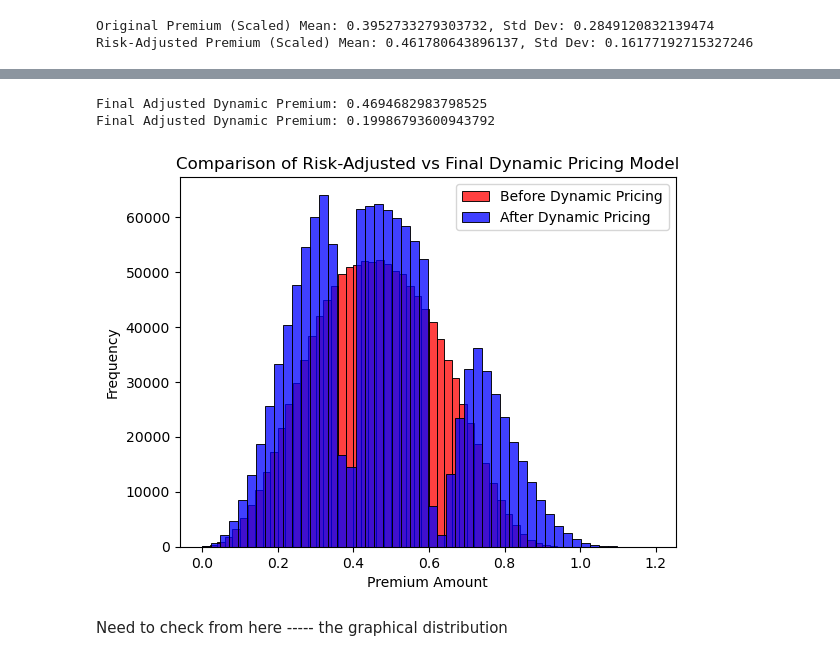
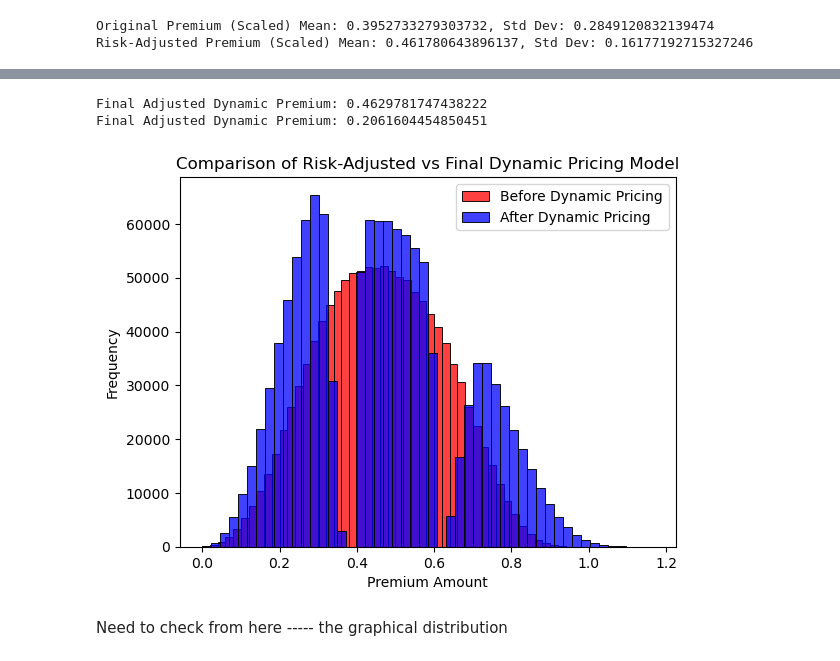
Before and after one commit to ra1croft/Acko_Insurance_Analysis, a Jupyter notebook: Acko_Insurance_Data.ipynb, the cells around one changed output, grey strips where cells are left out. Drawn from its saved outputs; the diff is of its cells as text; code cells hidden in the pictures.

```diff
--- a/Acko_Insurance_Data.ipynb
+++ b/Acko_Insurance_Data.ipynb
@@ -724,36 +724,36 @@ data.head()
 #Building the dynamic pricing model which includes discounts based on the risk adjusted premium
 # Define discount/increase strategies
 
 def apply_dynamic_pricing(risk_adjusted_premium):
     if risk_adjusted_premium < 0.4:   #low risk customer
-        discount = np.random.uniform(0.05,0.15)    #5-15% discount
+        discount = np.random.uniform(0.10,0.22)    #5-15% discount
         return risk_adjusted_premium * (1-discount)
     elif 0.4 <= risk_adjusted_premium <0.6:     #medium risk customer
         return risk_adjusted_premium    #no changes
     else:
         increase = np.random.uniform(0.05,0.20)     #5-20% increase
         return risk_adjusted_premium * (1+increase)
 
 # Apply dynamic pricing to each customer
 data['Final Adjusted Dynamic Premium'] = data['Risk-Adjusted Premium Scaled'].apply(apply_dynamic_pricing)
 
 #Summary Stats
 print('Final Adjusted Dynamic Premium:',data['Final Adjusted Dynamic Premium'].mean())
 print('Final Adjusted Dynamic Premium:',data['Final Adjusted Dynamic Premium'].std())
 
 
 # Plot distribution before & after dynamic pricing
 plt.Figure(figsize=(6,3))
 sns.histplot(data['Risk-Adjusted Premium Scaled'],color='red',bins=50,label='Before Dynamic Pricing')
 sns.histplot(data['Final Adjusted Dynamic Premium'],color='blue',bins=50,label='After Dynamic Pricing')
 plt.legend()
 plt.xlabel('Premium Amount')
 plt.ylabel('Frequency')
 plt.title('Comparison of Risk-Adjusted vs Final Dynamic Pricing Model')
 plt.show()
 # %% [output]
-Final Adjusted Dynamic Premium: 0.4694682983798525
-Final Adjusted Dynamic Premium: 0.19986793600943792
+Final Adjusted Dynamic Premium: 0.4629781747438222
+Final Adjusted Dynamic Premium: 0.2061604454850451
-[figure, old version]
+[figure, new version]
 # %% [markdown]
 Need to check from here ----- the graphical distribution
```
Also changed, not shown: parts of 8 cells of this notebook.
